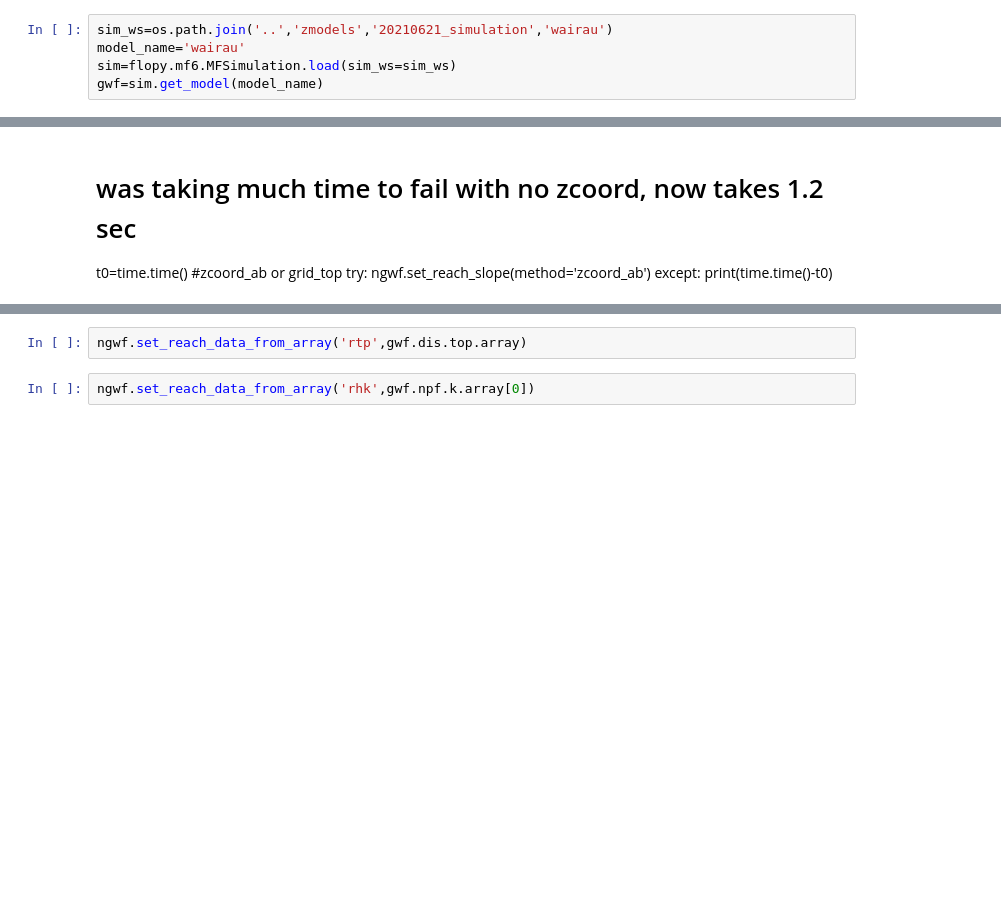
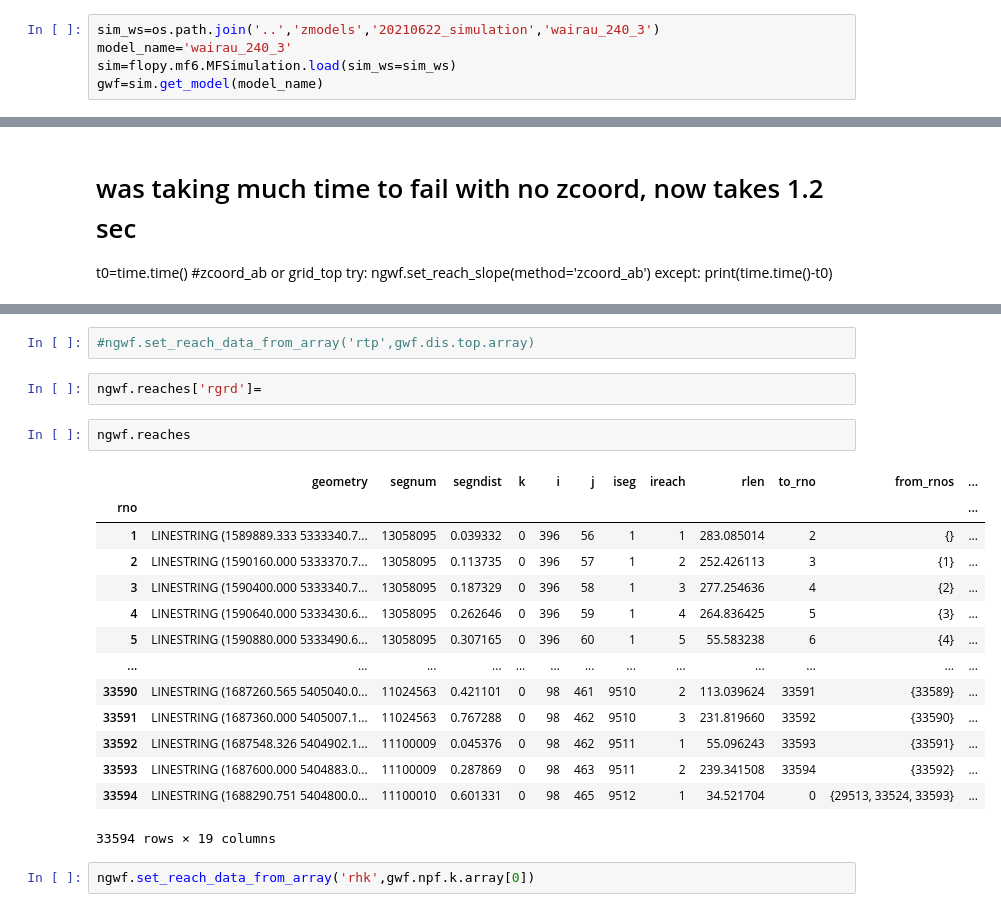
Before and after one commit to mwtoews/surface-water-network, a Jupyter notebook: 20210528_swn_wairau.ipynb, the cells around one changed output, grey strips where cells are left out. Saved outputs shown, nothing was run; the diff lists cells and outputs as text; blank space fills up the shorter version.

Commit message:
notebook for wairau

```diff
--- a/20210528_swn_wairau.ipynb
+++ b/20210528_swn_wairau.ipynb
@@ -69,7 +69,7 @@ n = swn.SurfaceWaterNetwork.from_pickle("surface-water-network.pkl")
 # %%
 os.getcwd()
 # %%
-sim_ws=os.path.join('..','zmodels','20210621_simulation','wairau')
-model_name='wairau'
+sim_ws=os.path.join('..','zmodels','20210622_simulation','wairau_240_3')
+model_name='wairau_240_3'
 sim=flopy.mf6.MFSimulation.load(sim_ws=sim_ws)
 gwf=sim.get_model(model_name)
@@ -106,5 +140,24 @@ ngwf.set_reach_slope(method='grid_top')
 # %%
-ngwf.set_reach_data_from_array('rtp',gwf.dis.top.array)
+#ngwf.set_reach_data_from_array('rtp',gwf.dis.top.array)
+# %%
+ngwf.reaches['rgrd']=
+# %%
+ngwf.reaches
+# %% [output]
+|  | geometry | segnum | segndist | k | i | j | iseg | ireach | rlen | to_rno | from_rnos | ... |
+| rno |  |  |  |  |  |  |  |  |  |  |  | ... |
+| 1 | LINESTRING (1589889.333 5333340.7... | 13058095 | 0.039332 | 0 | 396 | 56 | 1 | 1 | 283.085014 | 2 | {} | ... |
+| 2 | LINESTRING (1590160.000 5333370.7... | 13058095 | 0.113735 | 0 | 396 | 57 | 1 | 2 | 252.426113 | 3 | {1} | ... |
+| 3 | LINESTRING (1590400.000 5333340.7... | 13058095 | 0.187329 | 0 | 396 | 58 | 1 | 3 | 277.254636 | 4 | {2} | ... |
+| 4 | LINESTRING (1590640.000 5333430.6... | 13058095 | 0.262646 | 0 | 396 | 59 | 1 | 4 | 264.836425 | 5 | {3} | ... |
+| 5 | LINESTRING (1590880.000 5333490.6... | 13058095 | 0.307165 | 0 | 396 | 60 | 1 | 5 | 55.583238 | 6 | {4} | ... |
+| ... | ... | ... | ... | ... | ... | ... | ... | ... | ... | ... | ... | ... |
+| 33590 | LINESTRING (1687260.565 5405040.0... | 11024563 | 0.421101 | 0 | 98 | 461 | 9510 | 2 | 113.039624 | 33591 | {33589} | ... |
+| 33591 | LINESTRING (1687360.000 5405007.1... | 11024563 | 0.767288 | 0 | 98 | 462 | 9510 | 3 | 231.819660 | 33592 | {33590} | ... |
+| 33592 | LINESTRING (1687548.326 5404902.1... | 11100009 | 0.045376 | 0 | 98 | 462 | 9511 | 1 | 55.096243 | 33593 | {33591} | ... |
+| 33593 | LINESTRING (1687600.000 5404883.0... | 11100009 | 0.287869 | 0 | 98 | 463 | 9511 | 2 | 239.341508 | 33594 | {33592} | ... |
+| 33594 | LINESTRING (1688290.751 5404800.0... | 11100010 | 0.601331 | 0 | 98 | 465 | 9512 | 1 | 34.521704 | 0 | {29513, 33524, 33593} | ... |
+33594 rows × 19 columns
 # %%
 ngwf.set_reach_data_from_array('rhk',gwf.npf.k.array[0])
 # %%
```
Also changed, not shown: parts of 3 cells of this notebook.
